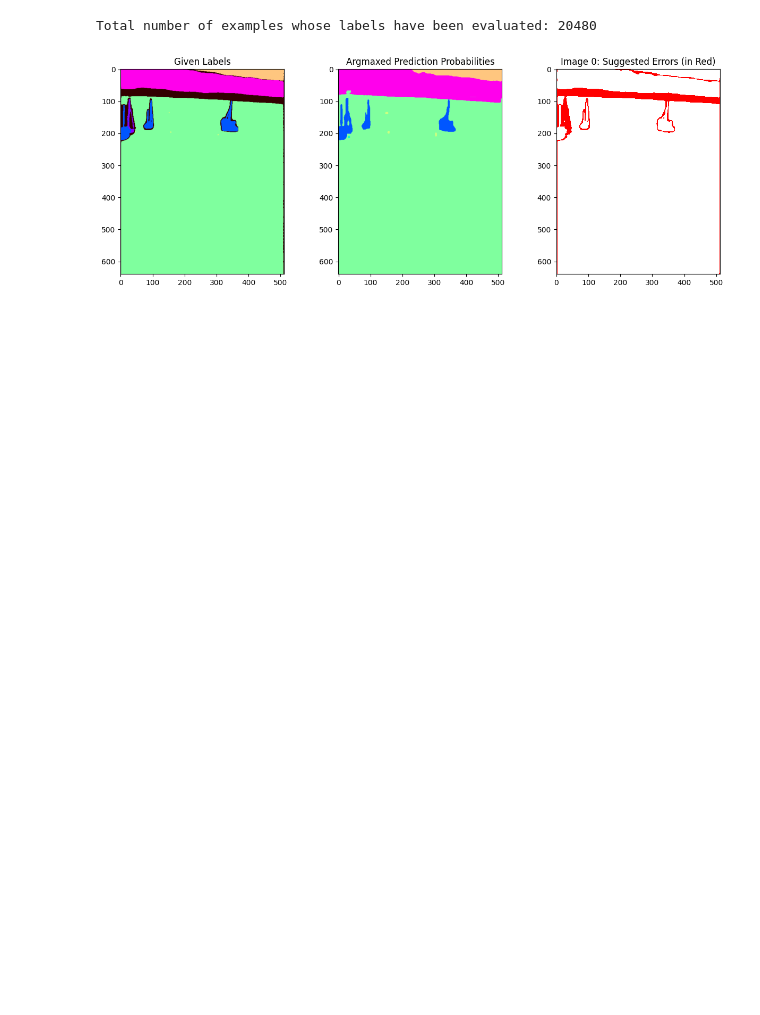
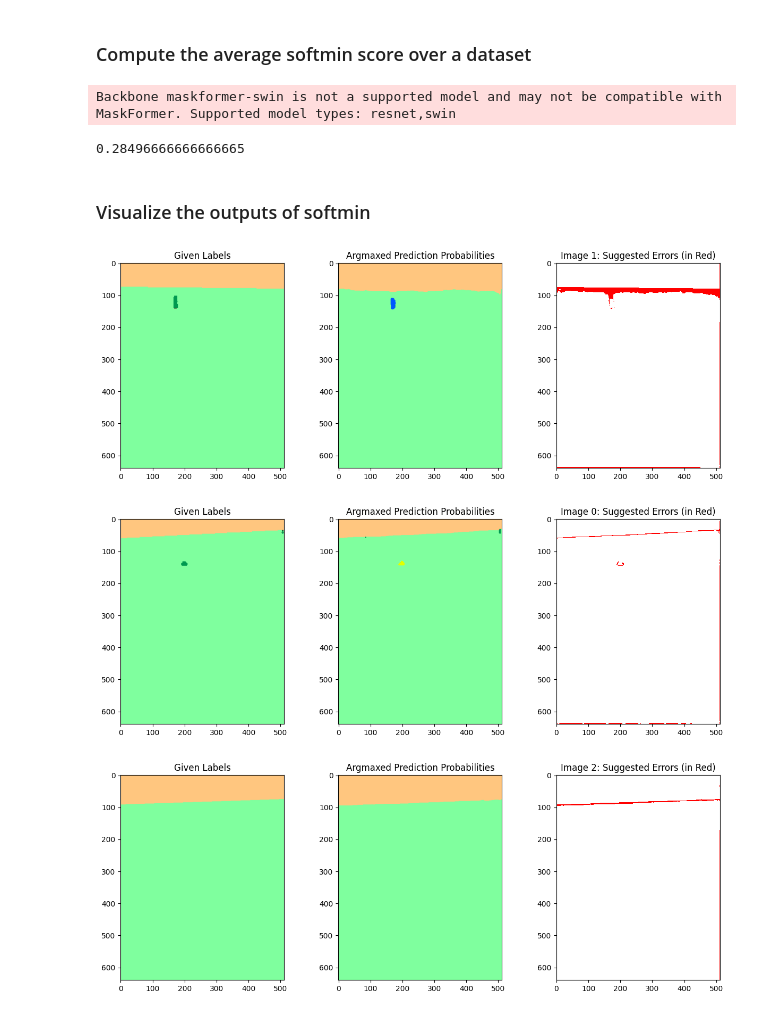
Before and after one commit to SEA-AI/seametrics, a Jupyter notebook: notebooks/LED_compute_softmin.ipynb, the cells around one changed output. Drawn from its saved outputs; the diff is of its cells as text; code cells hidden in the pictures; blank space fills up the shorter version.

Commit message:
compute_and_upload_softmin funcion added, issues with the different size images fixed

```diff
--- a/notebooks/LED_compute_softmin.ipynb
+++ b/notebooks/LED_compute_softmin.ipynb
@@ -17,7 +12,8 @@ import albumentations as A
 # %%
 DEVICE = torch.device("cuda" if torch.cuda.is_available() else "cpu")
 DATASET_NAME = "TRAIN_PANOPTIC_DATASET"
-MODEL_PATH =  "/mnt/hdd/maryam/models/model_panoptik_27k_saved_100epochs/last_model"
+MODEL_PATH =  "SEA-AI/maskformer-27k-100epochs"
 MODEL_NAME = "maskformer-27k-100epochs"
-field_to_save = "softmin_errors"
+SOFTMIN_MASK_FIELD = "softmin_errors"
+SOFTMIN_SCORE_FIELD = "softmin_score"
 TARGET_SIZE = (640, 512)
@@ -32,7 +22,5 @@ image_transform = A.Compose([
 # %%
 dataset = fo.load_dataset(DATASET_NAME)
 # %%
-# dataset_view = dataset.match(F("filepath").ends_with(["17995902_r.jpg", "15616105_r.jpg", "23562072_r.jpg"])) #change this to be smaller than the entire dataset if you want to do a quick test
-dataset_view = dataset.match(F("filepath").ends_with(["1289076_l.jpg"])) #change this to be smaller than the entire dataset if you want to do a quick test
-
-# dataset_view = dataset.match(F("metadata.height")==640)
+# dataset_view = dataset.match(F("metadata.height")==640).take(10)
+dataset_view = dataset.match(F("filepath").ends_with(["17995902_r.jpg", "15616105_r.jpg", "23562072_r.jpg"])) #change this to be smaller than the entire dataset if you want to do a quick test
@@ -215,9 +27,22 @@ It took 3.143937587738037 for 10
+# %% [markdown]
+### Compute the average softmin score over a dataset
+# %%
+avg_softmin_score, pred_probs_all_np, ground_truth_labels_all_np = compute_and_upload_softmin(dataset_view, MODEL_PATH, TARGET_SIZE, SOFTMIN_MASK_FIELD, SOFTMIN_SCORE_FIELD, device=DEVICE)
+# %% [output]
+Backbone maskformer-swin is not a supported model and may not be compatible with MaskFormer. Supported model types: resnet,swin
+# %%
+avg_softmin_score
+# %% [output]
+0.28496666666666665
+# %% [markdown]
+### Visualize the outputs of softmin
 # %%
-issues = find_label_issues(ground_truth_labels_all_np, pred_probs_all_np, downsample = 4, n_jobs=None, batch_size=1)
+# issues = find_label_issues(ground_truth_labels_all_np, pred_probs_all_np, downsample = 4, n_jobs=None, batch_size=1)
 image_scores, pixel_scores = get_label_quality_scores(labels=ground_truth_labels_all_np, pred_probs=pred_probs_all_np)
 issues_from_score = issues_from_scores(image_scores, pixel_scores, threshold=0.5)
 
-display_issues(issues_from_score, labels=ground_truth_label, pred_probs=pred_probs_np, top=5)
+display_issues(issues_from_score, labels=ground_truth_labels_all_np, pred_probs=pred_probs_all_np, top=5)
 # %% [output]
-Total number of examples whose labels have been evaluated: 20480
-[figure, old version]
+[figure, new version]
+[figure, added]
+[figure, added]
```
Also changed, not shown: parts of 7 cells of this notebook, 2 other files.
